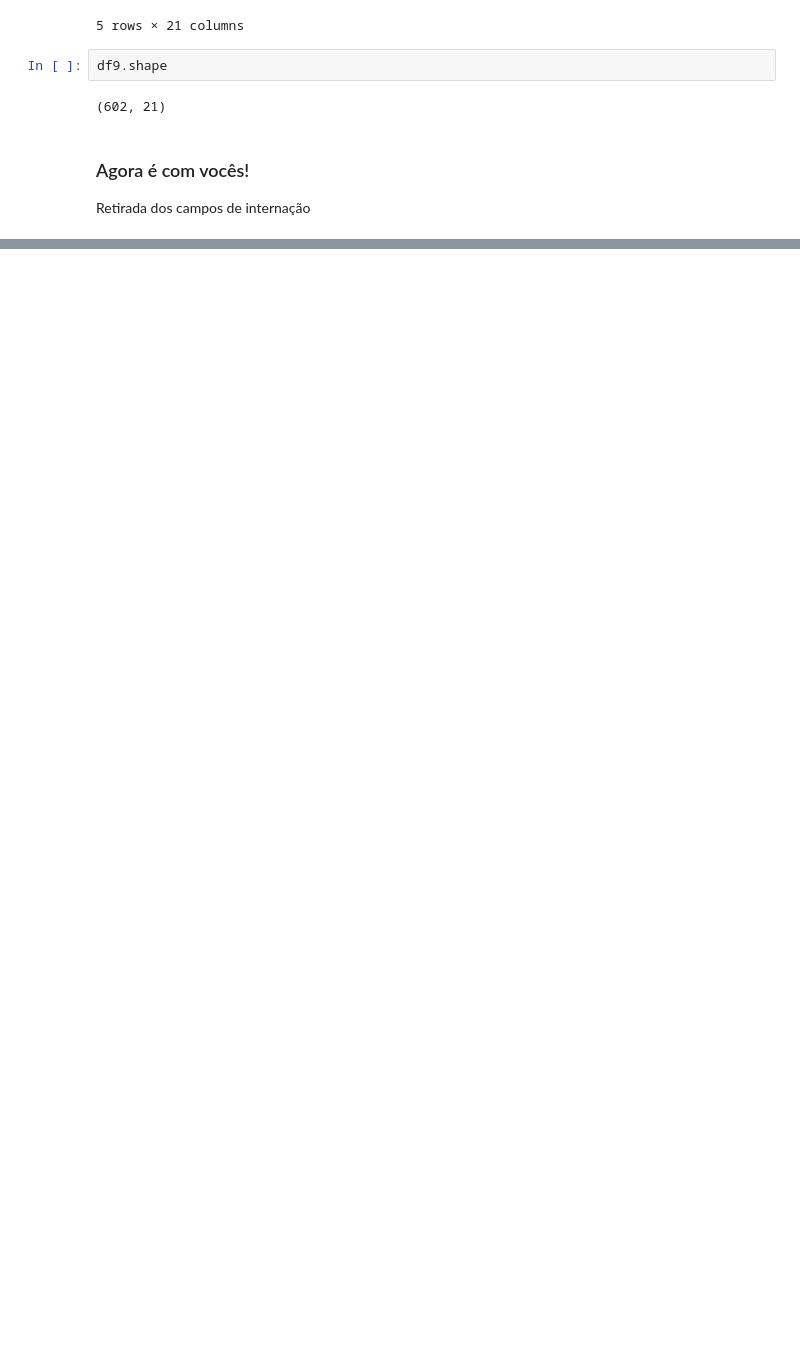
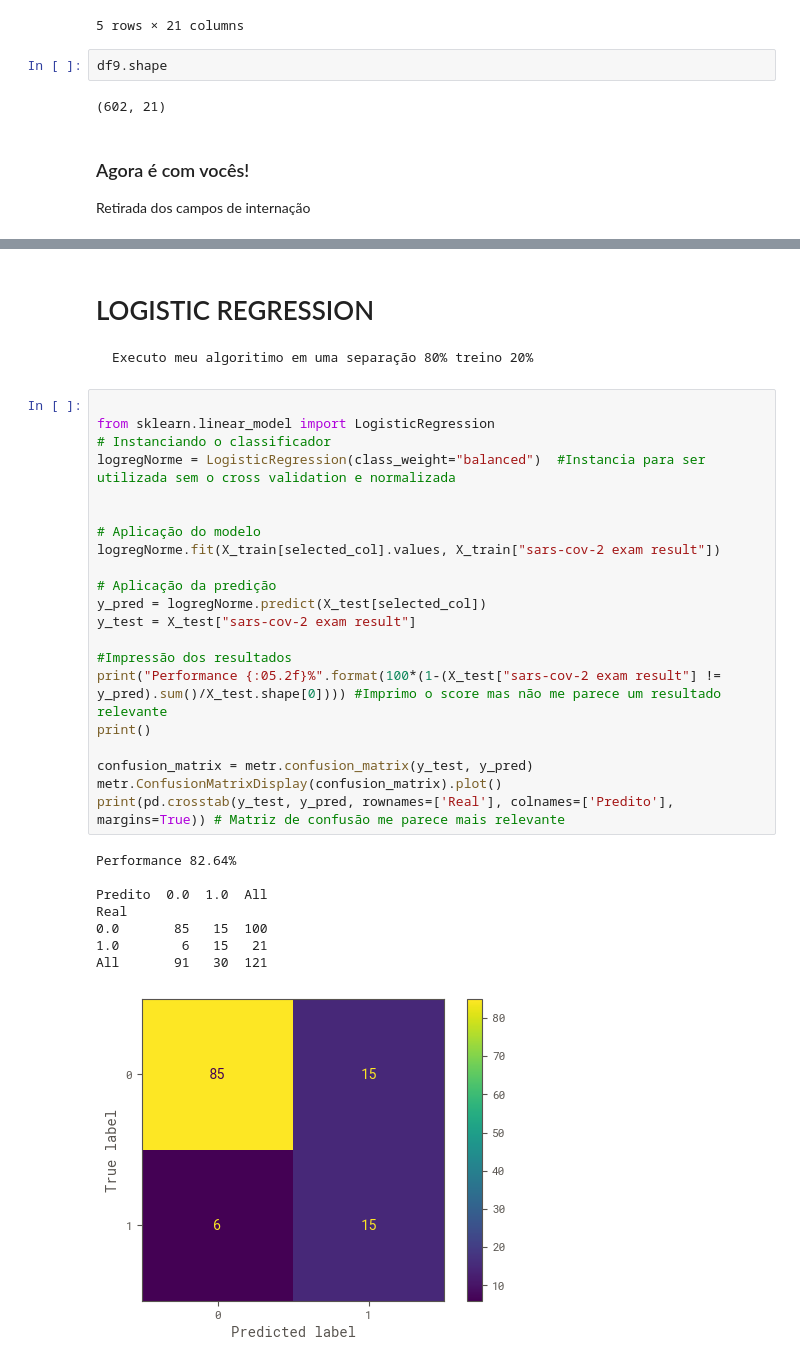
Before and after one commit to salemribeiro/COVID-Kunumi-42, a Jupyter notebook: Covid-42-KUNUMI-Einstein.ipynb, the cells around one changed output, grey strips where cells are left out. Drawn from its saved outputs; the diff is of its cells as text; blank space fills up the shorter version.

```diff
--- a/Covid-42-KUNUMI-Einstein.ipynb
+++ b/Covid-42-KUNUMI-Einstein.ipynb
@@ -505,0 +509,33 @@ All            164        17  181
+# %% [markdown]
+# LOGISTIC REGRESSION
+    Executo meu algoritimo em uma separação 80% treino 20%
+# %%
+
+from sklearn.linear_model import LogisticRegression
+# Instanciando o classificador
+logregNorme = LogisticRegression(class_weight="balanced")  #Instancia para ser utilizada sem o cross validation e normalizada
+
+
+# Aplicação do modelo
+logregNorme.fit(X_train[selected_col].values, X_train["sars-cov-2 exam result"])
+
+# Aplicação da predição
+y_pred = logregNorme.predict(X_test[selected_col])
+y_test = X_test["sars-cov-2 exam result"]
+
+#Impressão dos resultados
+print("Performance {:05.2f}%".format(100*(1-(X_test["sars-cov-2 exam result"] != y_pred).sum()/X_test.shape[0]))) #Imprimo o score mas não me parece um resultado relevante
+print()
+
+confusion_matrix = metr.confusion_matrix(y_test, y_pred)
+metr.ConfusionMatrixDisplay(confusion_matrix).plot()
+print(pd.crosstab(y_test, y_pred, rownames=['Real'], colnames=['Predito'], margins=True)) # Matriz de confusão me parece mais relevante
+# %% [output]
+Performance 82.64%
+
+Predito  0.0  1.0  All
+Real
+0.0       85   15  100
+1.0        6   15   21
+All       91   30  121
+[figure, added]
```
Also changed, not shown: parts of 28 cells of this notebook, 1 other file.
